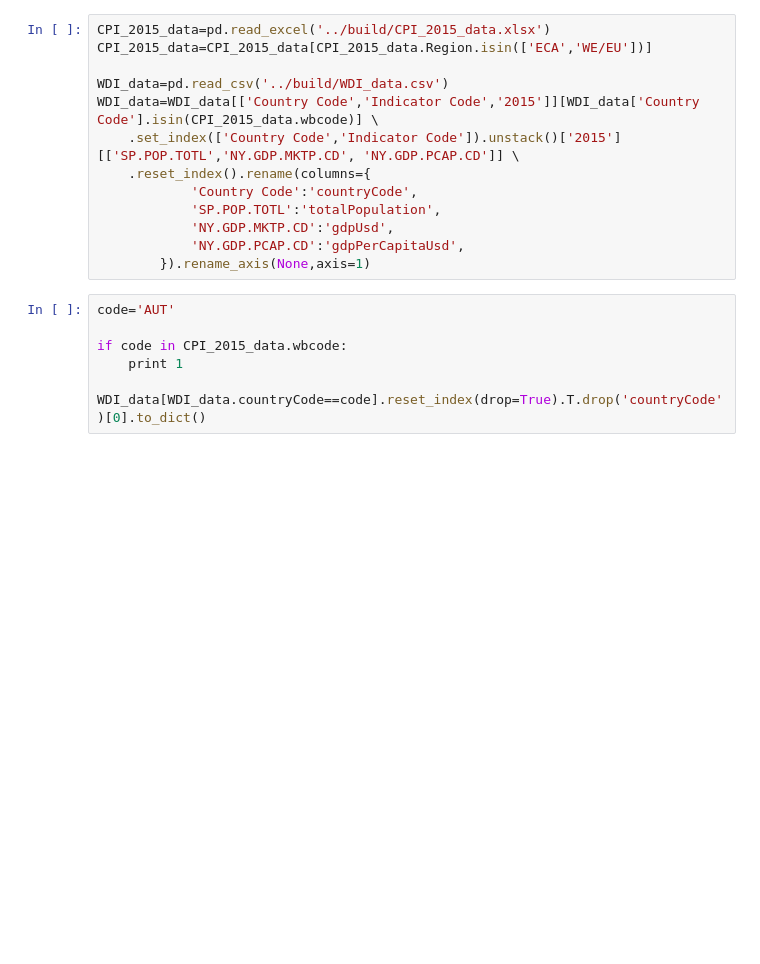
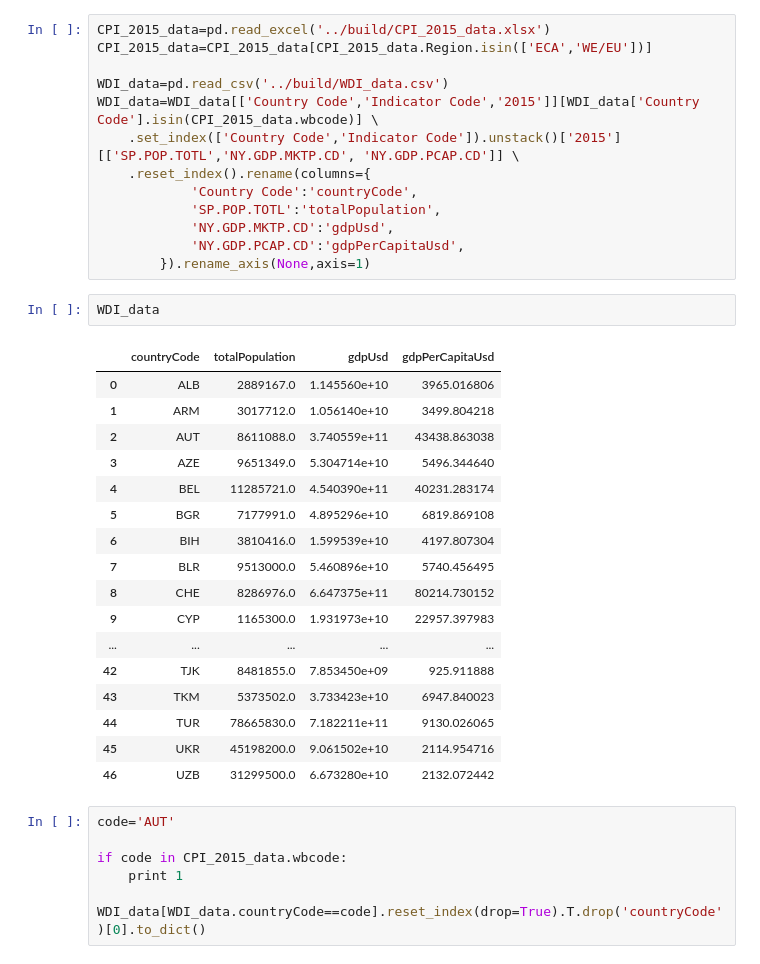
Before and after one commit to kebuhcah/kebucah-herokuapp, a Jupyter notebook: notebooks/parlgov_merge.ipynb, the cells around one changed output. Drawn from its saved outputs; the diff is of its cells as text; blank space fills up the shorter version.

```diff
--- a/notebooks/parlgov_merge.ipynb
+++ b/notebooks/parlgov_merge.ipynb
@@ -169,6 +195,26 @@ WDI_data=WDI_data[['Country Code','Indicator Code','2015']][WDI_data['Country Co
             'NY.GDP.MKTP.CD':'gdpUsd',
             'NY.GDP.PCAP.CD':'gdpPerCapitaUsd',
         }).rename_axis(None,axis=1)
+# %%
+WDI_data
+# %% [output]
+|  | countryCode | totalPopulation | gdpUsd | gdpPerCapitaUsd |
+| 0 | ALB | 2889167.0 | 1.145560e+10 | 3965.016806 |
+| 1 | ARM | 3017712.0 | 1.056140e+10 | 3499.804218 |
+| 2 | AUT | 8611088.0 | 3.740559e+11 | 43438.863038 |
+| 3 | AZE | 9651349.0 | 5.304714e+10 | 5496.344640 |
+| 4 | BEL | 11285721.0 | 4.540390e+11 | 40231.283174 |
+| 5 | BGR | 7177991.0 | 4.895296e+10 | 6819.869108 |
+| 6 | BIH | 3810416.0 | 1.599539e+10 | 4197.807304 |
+| 7 | BLR | 9513000.0 | 5.460896e+10 | 5740.456495 |
+| 8 | CHE | 8286976.0 | 6.647375e+11 | 80214.730152 |
+| 9 | CYP | 1165300.0 | 1.931973e+10 | 22957.397983 |
+| ... | ... | ... | ... | ... |
+| 42 | TJK | 8481855.0 | 7.853450e+09 | 925.911888 |
+| 43 | TKM | 5373502.0 | 3.733423e+10 | 6947.840023 |
+| 44 | TUR | 78665830.0 | 7.182211e+11 | 9130.026065 |
+| 45 | UKR | 45198200.0 | 9.061502e+10 | 2114.954716 |
+| 46 | UZB | 31299500.0 | 6.673280e+10 | 2132.072442 |
 # %%
 code='AUT'
 
```
Also changed, not shown: parts of 3 cells of this notebook, 1 other file.
